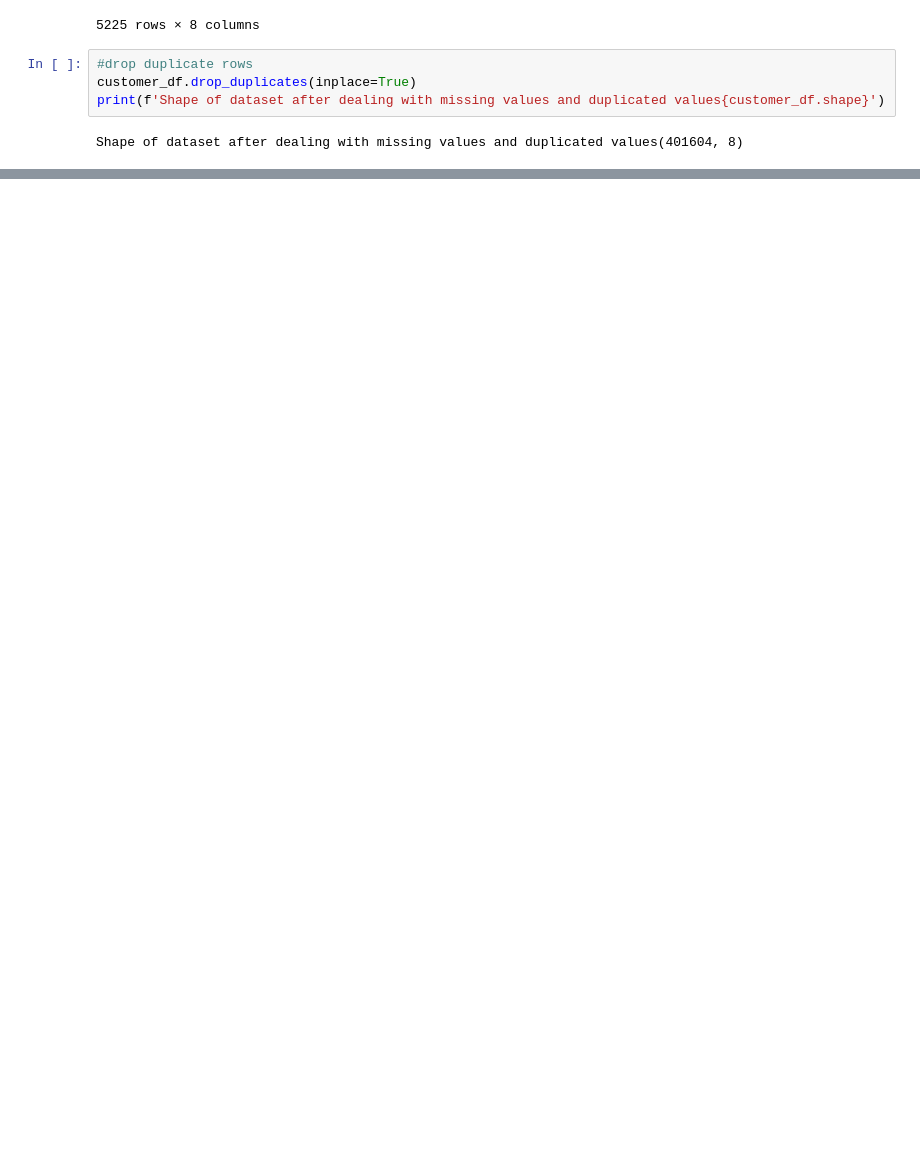
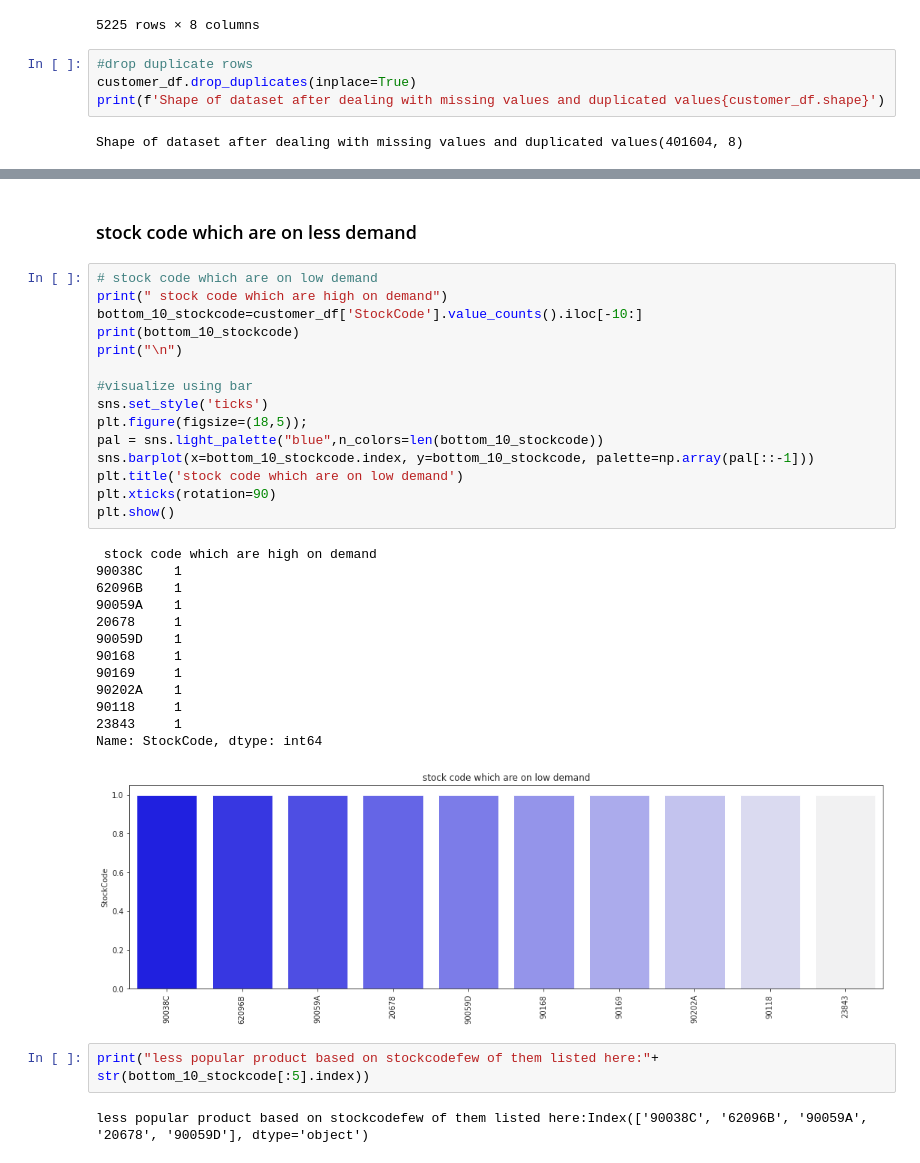
Before and after one commit to pavi-1994/retail_customer_segmentation_capstone_project, a Jupyter notebook: retail_customer_segmentation_capstone_project.ipynb, the cells around one changed output, grey strips where cells are left out. Cells and saved outputs as stored; diff of their text form; blank space fills up the shorter version.

```diff
--- a/retail_customer_segmentation_capstone_project.ipynb
+++ b/retail_customer_segmentation_capstone_project.ipynb
@@ -247,0 +455,35 @@ Shape of dataset after dealing with missing values and duplicated values(401604,
+# %% [markdown]
+### stock code which are on less demand
+# %%
+# stock code which are on low demand
+print(" stock code which are high on demand")
+bottom_10_stockcode=customer_df['StockCode'].value_counts().iloc[-10:]
+print(bottom_10_stockcode)
+print("\n")
+
+#visualize using bar
+sns.set_style('ticks')
+plt.figure(figsize=(18,5));
+pal = sns.light_palette("blue",n_colors=len(bottom_10_stockcode))
+sns.barplot(x=bottom_10_stockcode.index, y=bottom_10_stockcode, palette=np.array(pal[::-1]))
+plt.title('stock code which are on low demand')
+plt.xticks(rotation=90)
+plt.show()
+# %% [output]
+ stock code which are high on demand
+90038C    1
+62096B    1
+90059A    1
+20678     1
+90059D    1
+90168     1
+90169     1
+90202A    1
+90118     1
+23843     1
+Name: StockCode, dtype: int64
+[figure, added]
+# %%
+print("less popular product based on stockcodefew of them listed here:"+ str(bottom_10_stockcode[:5].index))
+# %% [output]
+less popular product based on stockcodefew of them listed here:Index(['90038C', '62096B', '90059A', '20678', '90059D'], dtype='object')
```
Also changed, not shown: parts of 61 cells of this notebook.
